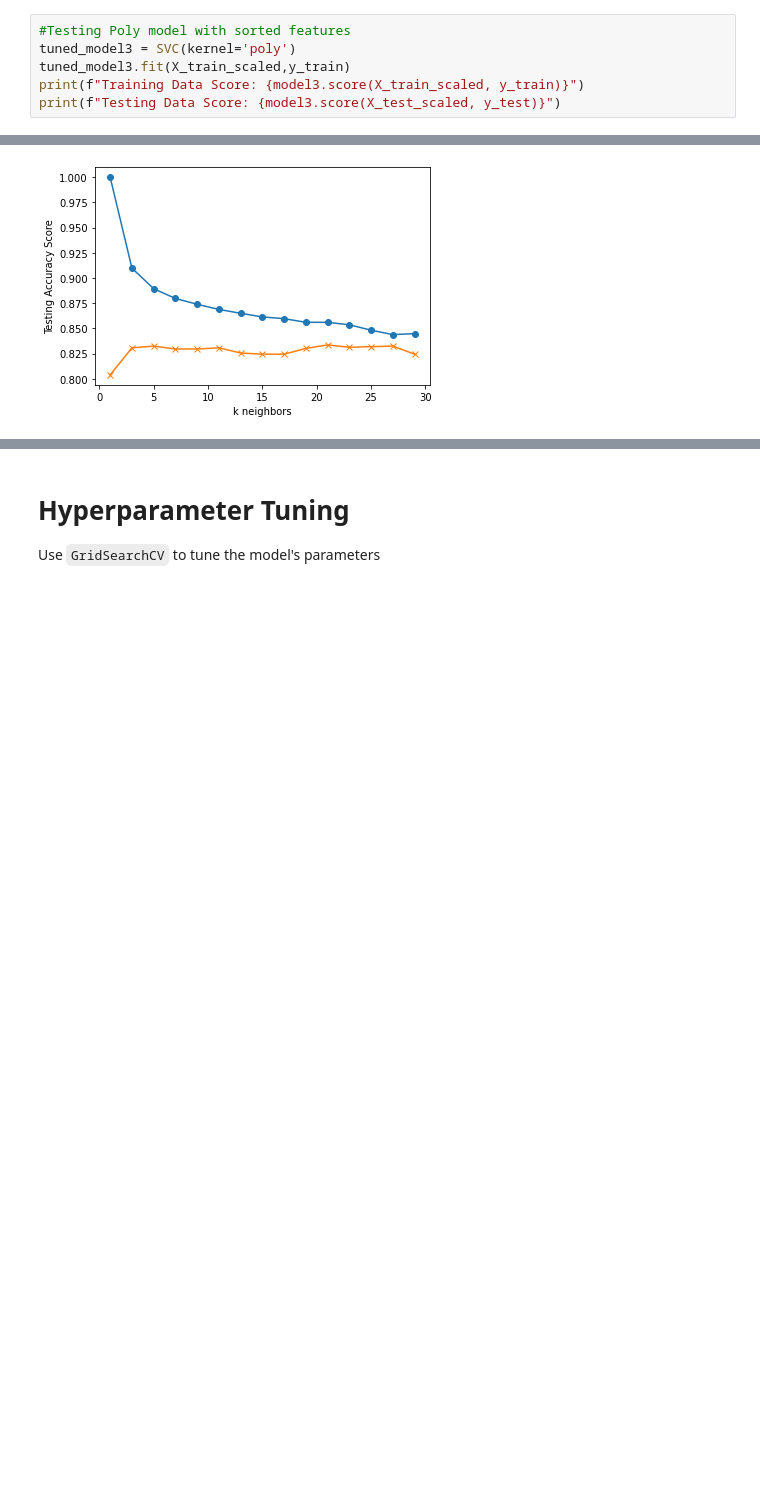
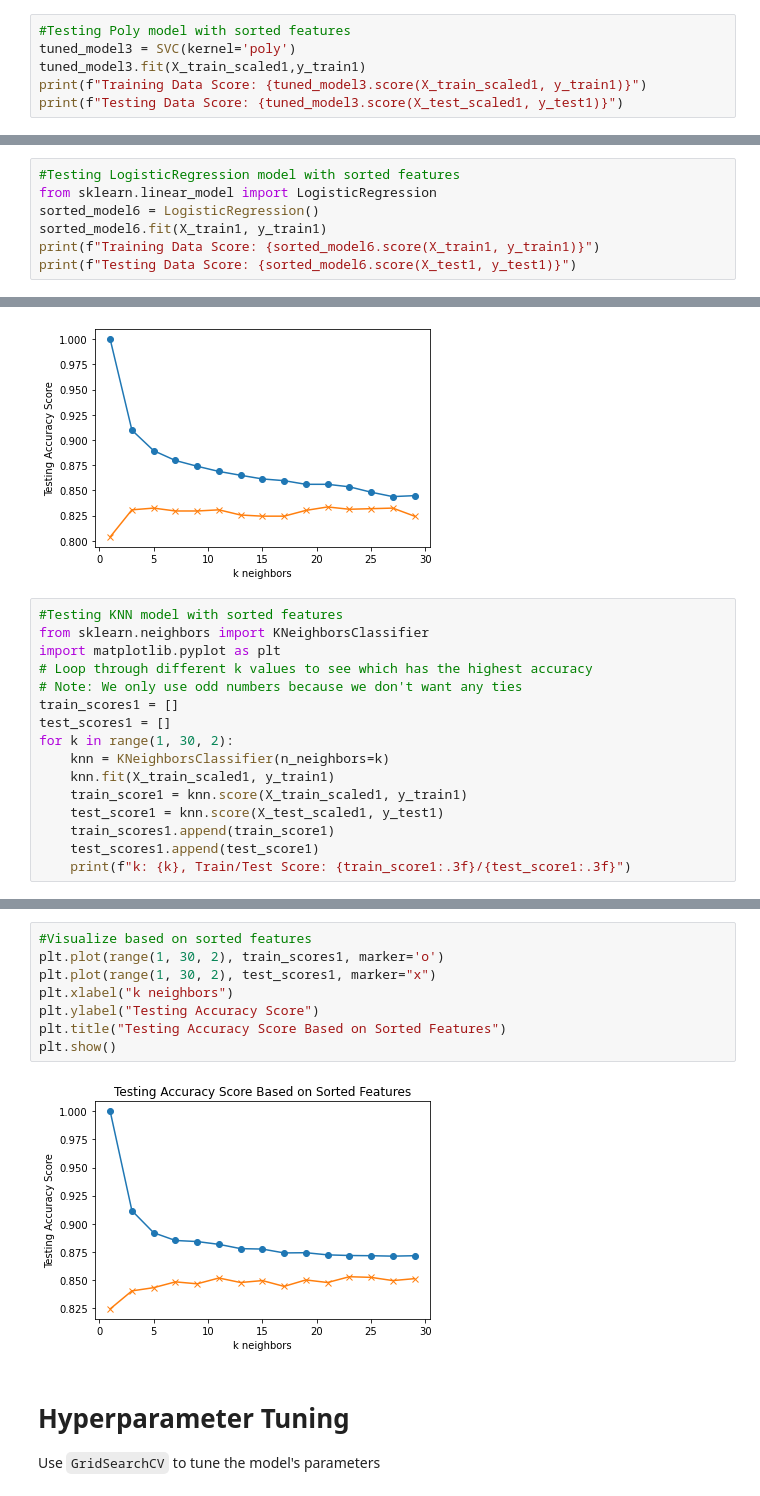
Before and after one commit to amirakul/Machine-Learning-Challenge, a Jupyter notebook: Code/model_1.ipynb, the cells around one changed output, grey strips where cells are left out. Drawn from its saved outputs; the diff is of its cells as text; blank space fills up the shorter version.

Commit message:
model polishing

```diff
--- a/Code/model_1.ipynb
+++ b/Code/model_1.ipynb
@@ -211,6 +211,6 @@ Testing Data Score: 0.8386727688787186
 # %%
 #Testing Poly model with sorted features
 tuned_model3 = SVC(kernel='poly')
-tuned_model3.fit(X_train_scaled,y_train)
-print(f"Training Data Score: {model3.score(X_train_scaled, y_train)}")
-print(f"Testing Data Score: {model3.score(X_test_scaled, y_test)}")
+tuned_model3.fit(X_train_scaled1,y_train1)
+print(f"Training Data Score: {tuned_model3.score(X_train_scaled1, y_train1)}")
+print(f"Testing Data Score: {tuned_model3.score(X_test_scaled1, y_test1)}")
@@ -250,3 +269,10 @@ Increase the number of iterations (max_iter) or scale the data as shown in:
 Please also refer to the documentation for alternative solver options:
     https://scikit-learn.org/stable/modules/linear_model.html#logistic-regression
   n_iter_i = _check_optimize_result(
+# %%
+#Testing LogisticRegression model with sorted features
+from sklearn.linear_model import LogisticRegression
+sorted_model6 = LogisticRegression()
+sorted_model6.fit(X_train1, y_train1)
+print(f"Training Data Score: {sorted_model6.score(X_train1, y_train1)}")
+print(f"Testing Data Score: {sorted_model6.score(X_test1, y_test1)}")
@@ -292,3 +328,19 @@ plt.ylabel("Testing Accuracy Score")
 plt.show()
 # %% [output]
 [figure]
+# %%
+#Testing KNN model with sorted features
+from sklearn.neighbors import KNeighborsClassifier
+import matplotlib.pyplot as plt
+# Loop through different k values to see which has the highest accuracy
+# Note: We only use odd numbers because we don't want any ties
+train_scores1 = []
+test_scores1 = []
+for k in range(1, 30, 2):
+    knn = KNeighborsClassifier(n_neighbors=k)
+    knn.fit(X_train_scaled1, y_train1)
+    train_score1 = knn.score(X_train_scaled1, y_train1)
+    test_score1 = knn.score(X_test_scaled1, y_test1)
+    train_scores1.append(train_score1)
+    test_scores1.append(test_score1)
+    print(f"k: {k}, Train/Test Score: {train_score1:.3f}/{test_score1:.3f}")
@@ -295,3 +363,13 @@ plt.show()
+# %%
+#Visualize based on sorted features
+plt.plot(range(1, 30, 2), train_scores1, marker='o')
+plt.plot(range(1, 30, 2), test_scores1, marker="x")
+plt.xlabel("k neighbors")
+plt.ylabel("Testing Accuracy Score")
+plt.title("Testing Accuracy Score Based on Sorted Features")
+plt.show()
+# %% [output]
+[figure, added]
 # %% [markdown]
 # Hyperparameter Tuning
 
```
Also changed, not shown: parts of 10 cells of this notebook, 1 other file.
